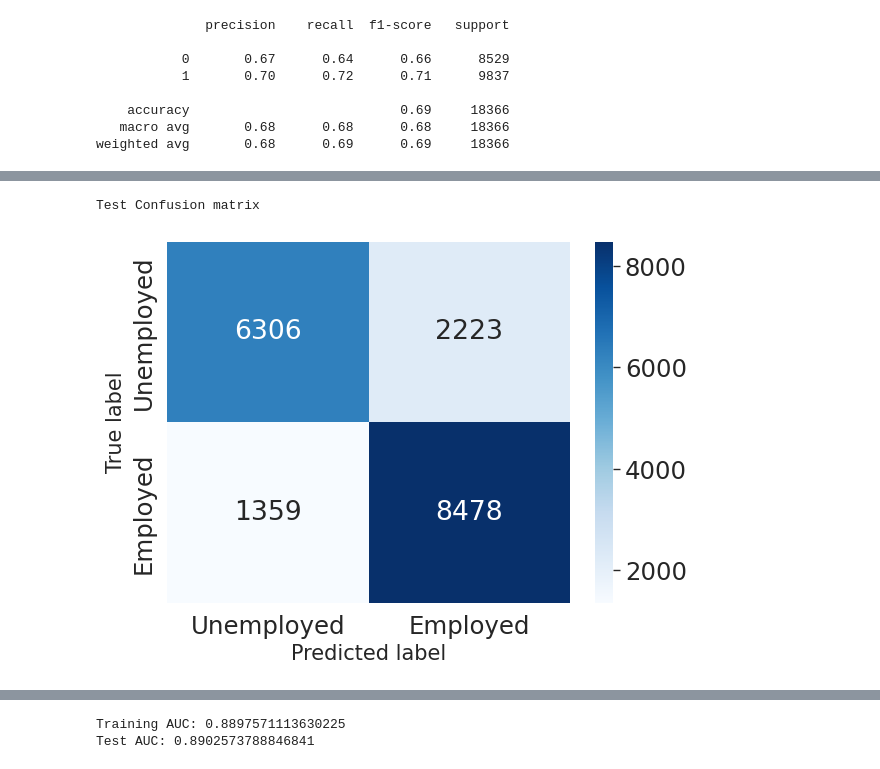
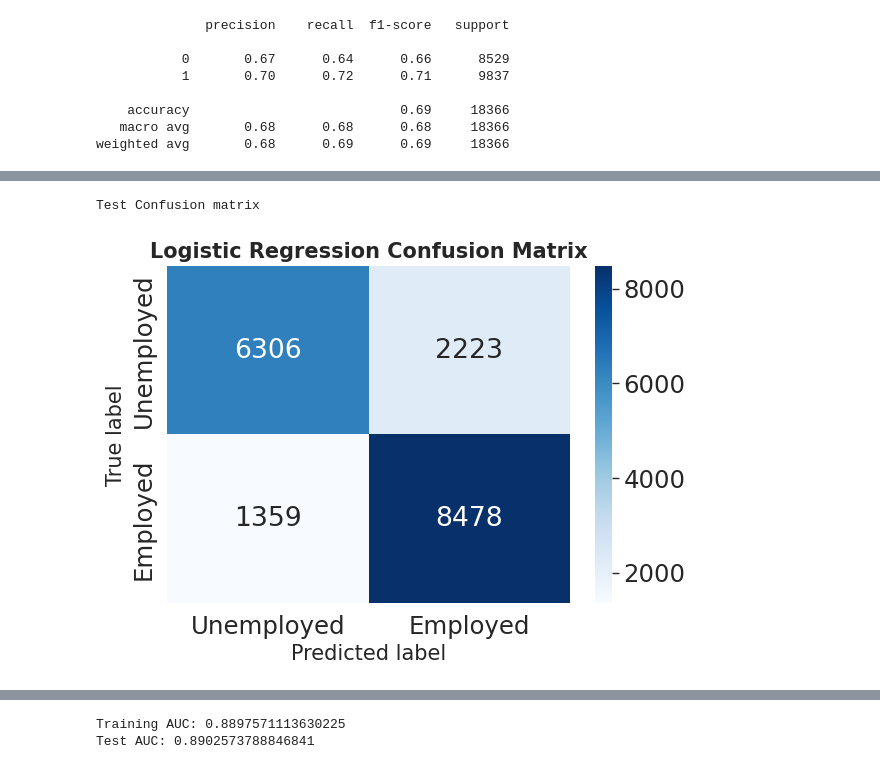
Before and after one commit to agustinse/ISA530Final, a Jupyter notebook: ISA_530_Final_Project_V5_Rao.ipynb, the cells around one changed output, grey strips where cells are left out. Cells and saved outputs as stored; diff of their text form; code cells hidden in the pictures.

```diff
--- a/ISA_530_Final_Project_V5_Rao.ipynb
+++ b/ISA_530_Final_Project_V5_Rao.ipynb
@@ -939,17 +1052,20 @@ RF F1 Score 0.8349352066046456
 # %%
 # visualizing a confusion matrix using the logistic regression model
 classes=['Unemployed', 'Employed']
 def plot_confusionmatrix(y_train_pred,y_train,dom, classes):
     print(f'{dom} Confusion matrix')
     cf = confusion_matrix(y_train,y_train_pred)
     sns.heatmap(cf,annot=True,yticklabels=classes
                ,xticklabels=classes,cmap='Blues', fmt='g')
     plt.ylabel("True label", fontsize = 15)
     plt.xlabel("Predicted label", fontsize = 15)
+    plt.title('Logistic Regression Confusion Matrix', fontsize=15, fontweight = 'bold')
     plt.tight_layout()
     plt.show()
 
+
+
 plot_confusionmatrix(lr_predictions, y_test, dom = "Test", classes = classes)
 # %% [output]
 Test Confusion matrix
-[figure, old version]
+[figure, new version]
```
Also changed, not shown: parts of 27 cells of this notebook.
